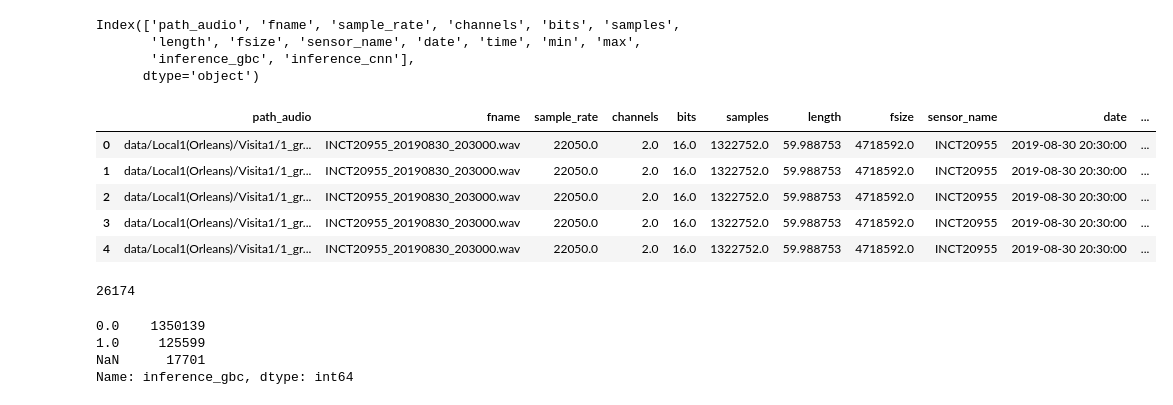
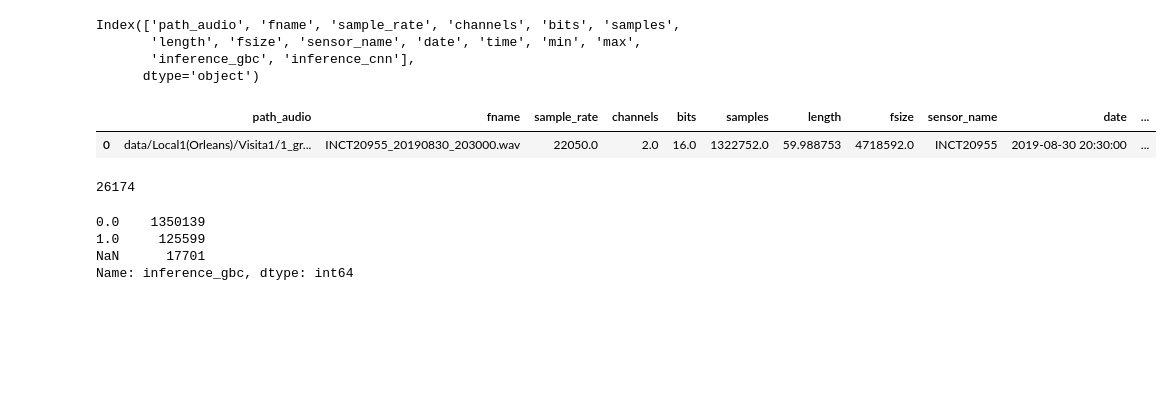
Before and after one commit to jscanass/pam_inferences, a Jupyter notebook: results_analysis.ipynb, the cells around one changed output. Cells and saved outputs as stored; diff of their text form; code cells hidden in the pictures; blank space fills up the shorter version.

Commit message:
Update notebook with parquet file

```diff
--- a/results_analysis.ipynb
+++ b/results_analysis.ipynb
@@ -17,3 +32,6 @@ df = pd.read_csv(path, sep=',')
+# %%
+path = 'results/Local1(Orleans)/inferences.parquet.gzip'
+df = pd.read_parquet(path)
 # %%
 df.columns
 # %% [output]
@@ -22,14 +40,10 @@ Index(['path_audio', 'fname', 'sample_rate', 'channels', 'bits', 'samples',
        'inference_gbc', 'inference_cnn'],
       dtype='object')
 # %%
-df.head()
+df.head(1)
 # %% [output]
 |  | path_audio | fname | sample_rate | channels | bits | samples | length | fsize | sensor_name | date | ... |
 | 0 | data/Local1(Orleans)/Visita1/1_gr... | INCT20955_20190830_203000.wav | 22050.0 | 2.0 | 16.0 | 1322752.0 | 59.988753 | 4718592.0 | INCT20955 | 2019-08-30 20:30:00 | ... |
-| 1 | data/Local1(Orleans)/Visita1/1_gr... | INCT20955_20190830_203000.wav | 22050.0 | 2.0 | 16.0 | 1322752.0 | 59.988753 | 4718592.0 | INCT20955 | 2019-08-30 20:30:00 | ... |
-| 2 | data/Local1(Orleans)/Visita1/1_gr... | INCT20955_20190830_203000.wav | 22050.0 | 2.0 | 16.0 | 1322752.0 | 59.988753 | 4718592.0 | INCT20955 | 2019-08-30 20:30:00 | ... |
-| 3 | data/Local1(Orleans)/Visita1/1_gr... | INCT20955_20190830_203000.wav | 22050.0 | 2.0 | 16.0 | 1322752.0 | 59.988753 | 4718592.0 | INCT20955 | 2019-08-30 20:30:00 | ... |
-| 4 | data/Local1(Orleans)/Visita1/1_gr... | INCT20955_20190830_203000.wav | 22050.0 | 2.0 | 16.0 | 1322752.0 | 59.988753 | 4718592.0 | INCT20955 | 2019-08-30 20:30:00 | ... |
 # %%
 len(df['fname'].unique())
 # %% [output]
```
Also changed, not shown: parts of 24 cells of this notebook.
